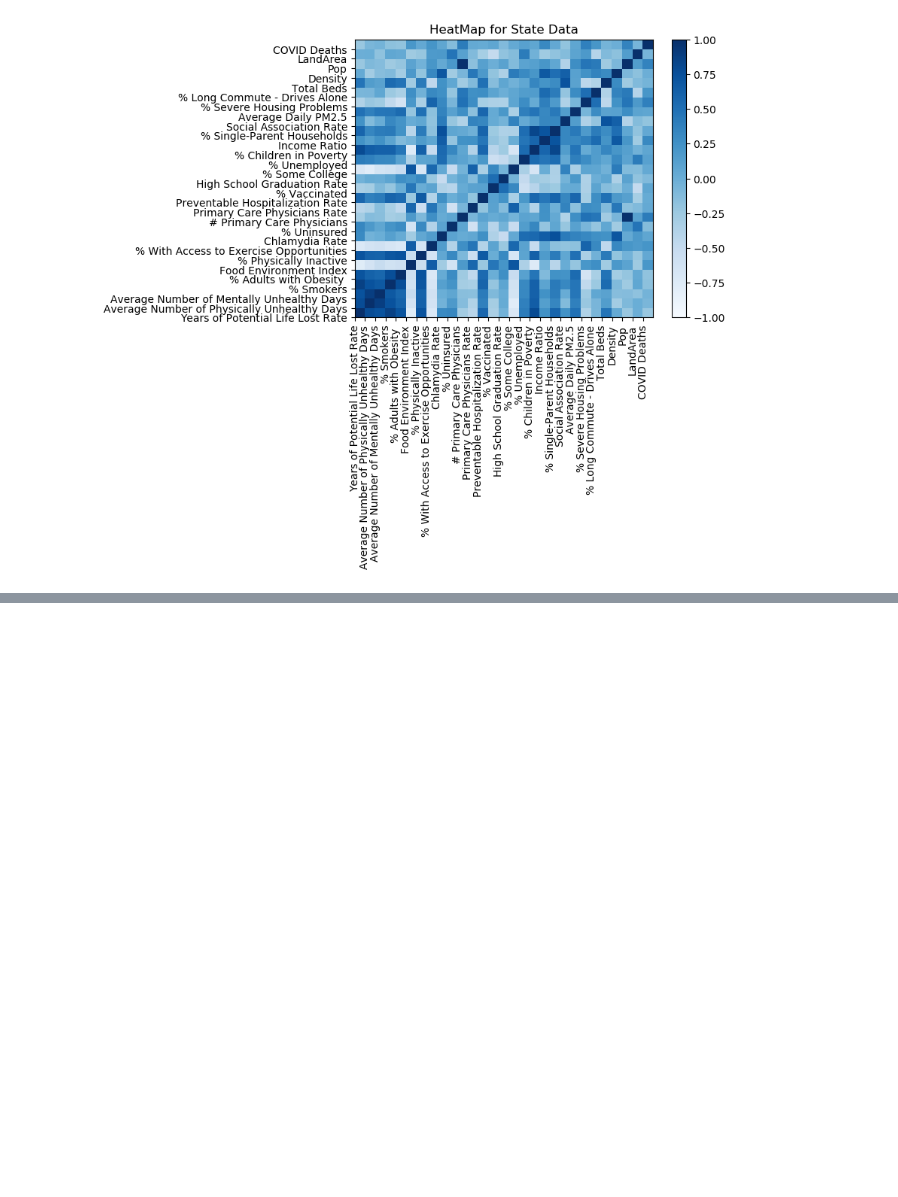
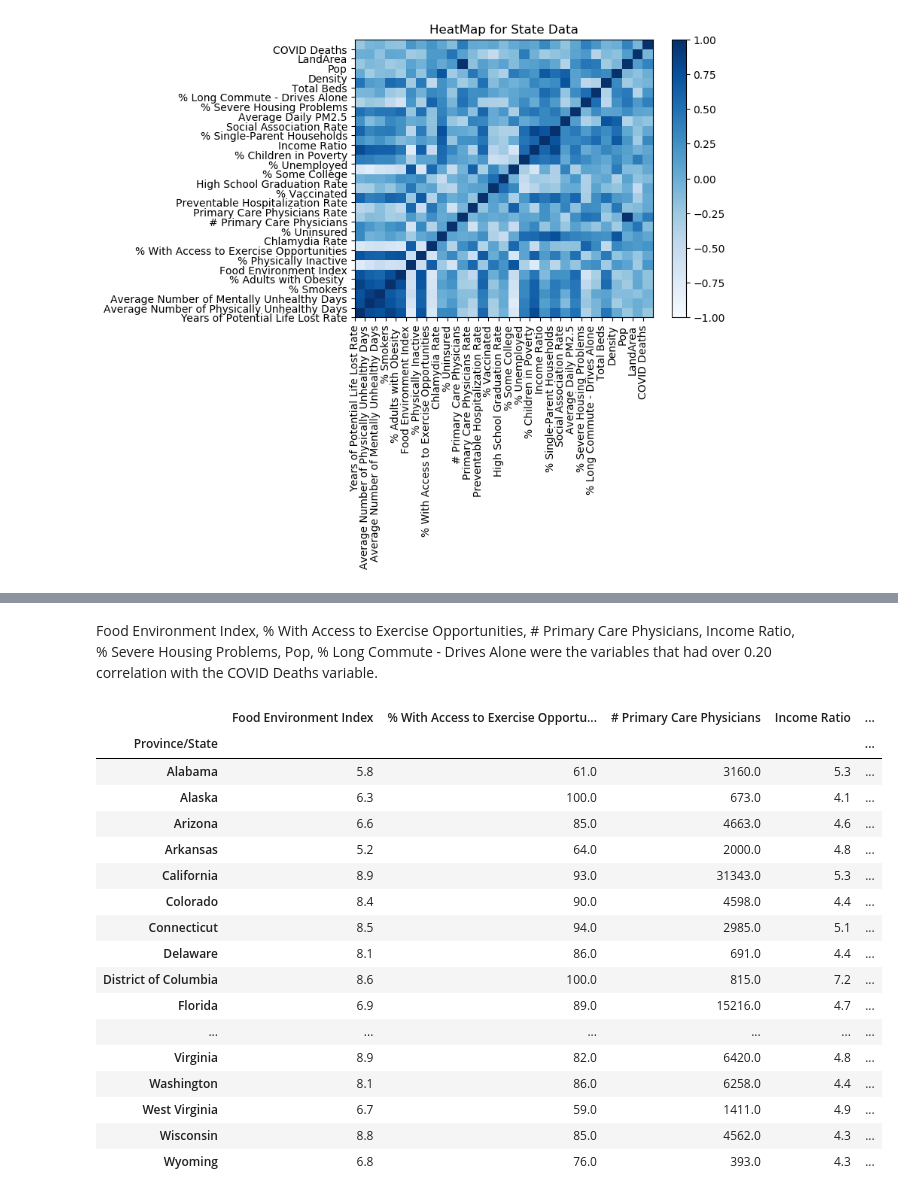
Before and after one commit to miholjcicmarko/COMP5360Project, a Jupyter notebook: python_journals/Clustering.ipynb, the cells around one changed output, grey strips where cells are left out. Drawn from its saved outputs; the diff is of its cells as text; code cells hidden in the pictures; blank space fills up the shorter version.

```diff
--- a/python_journals/Clustering.ipynb
+++ b/python_journals/Clustering.ipynb
@@ -137 +157,28 @@ print()
+# %% [markdown]
+Food Environment Index, % With Access to Exercise Opportunities, # Primary Care Physicians,
+Income Ratio, % Severe Housing Problems, Pop, % Long Commute - Drives Alone were the variables that had over 0.20 correlation with the COVID Deaths variable.
+# %%
+df2 = df[["Food Environment Index", "% With Access to Exercise Opportunities",
+         "# Primary Care Physicians", "Income Ratio", "% Severe Housing Problems","Pop",
+         "% Long Commute - Drives Alone"]]
+df2
+# %% [output]
+|  | Food Environment Index | % With Access to Exercise Opportu... | # Primary Care Physicians | Income Ratio | ... |
+| Province/State |  |  |  |  | ... |
+| Alabama | 5.8 | 61.0 | 3160.0 | 5.3 | ... |
+| Alaska | 6.3 | 100.0 | 673.0 | 4.1 | ... |
+| Arizona | 6.6 | 85.0 | 4663.0 | 4.6 | ... |
+| Arkansas | 5.2 | 64.0 | 2000.0 | 4.8 | ... |
+| California | 8.9 | 93.0 | 31343.0 | 5.3 | ... |
+| Colorado | 8.4 | 90.0 | 4598.0 | 4.4 | ... |
+| Connecticut | 8.5 | 94.0 | 2985.0 | 5.1 | ... |
+| Delaware | 8.1 | 86.0 | 691.0 | 4.4 | ... |
+| District of Columbia | 8.6 | 100.0 | 815.0 | 7.2 | ... |
+| Florida | 6.9 | 89.0 | 15216.0 | 4.7 | ... |
+| ... | ... | ... | ... | ... | ... |
+| Virginia | 8.9 | 82.0 | 6420.0 | 4.8 | ... |
+| Washington | 8.1 | 86.0 | 6258.0 | 4.4 | ... |
+| West Virginia | 6.7 | 59.0 | 1411.0 | 4.9 | ... |
+| Wisconsin | 8.8 | 85.0 | 4562.0 | 4.3 | ... |
+| Wyoming | 6.8 | 76.0 | 393.0 | 4.3 | ... |
 # %%
```
Also changed, not shown: parts of 7 cells of this notebook.
